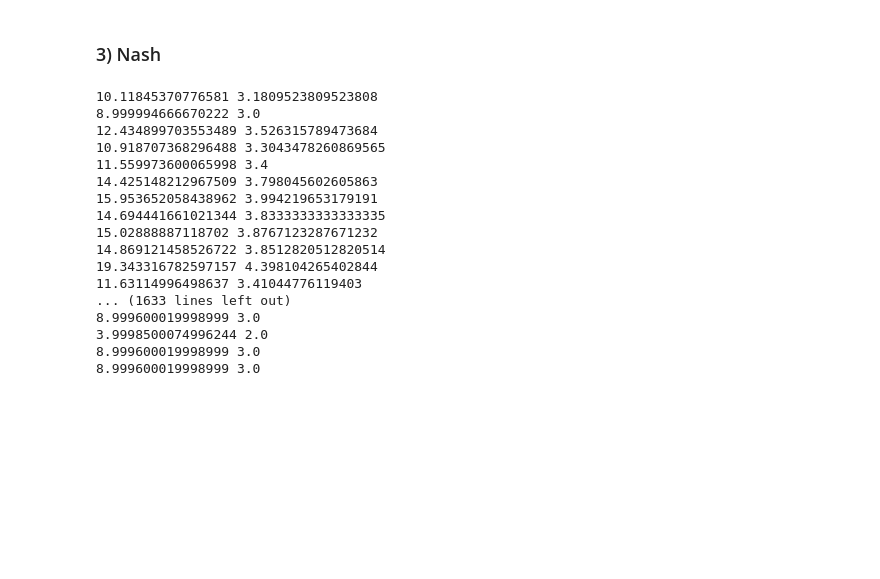
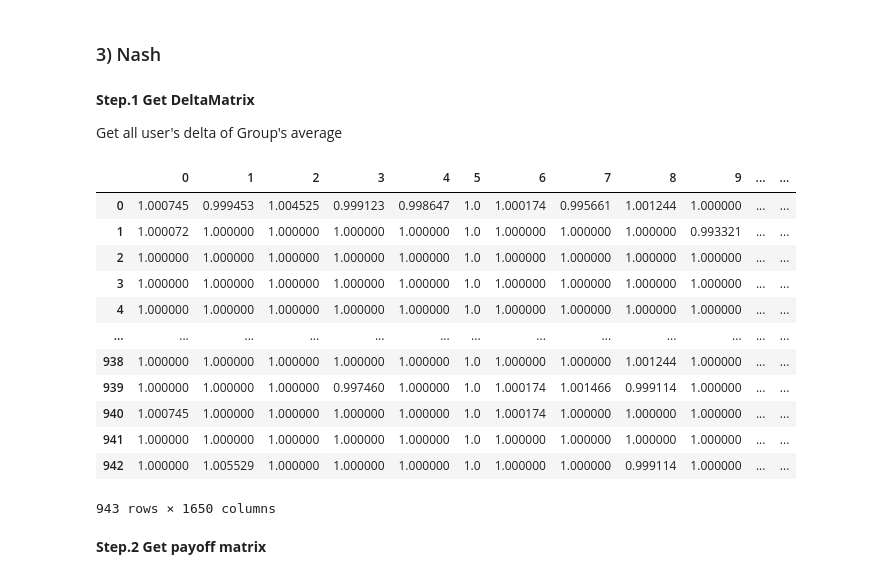
Before and after one commit to psh250092/Shared, a Jupyter notebook: K-means with Nash/main/main.ipynb, the cells around one changed output. Cells and saved outputs as stored; diff of their text form; code cells hidden in the pictures; blank space fills up the shorter version.

```diff
--- a/K-means with Nash/main/main.ipynb
+++ b/K-means with Nash/main/main.ipynb
@@ -229,23 +126,29 @@ def payoff(C, U, rating, delta_train) :
+# %% [markdown]
+<strong>Step.1 Get DeltaMatrix</strong>
+<div>
+Get all user's delta of Group's average
+</div>
 # %%
-delta_train_raw = deltaMatrix(user_train_raw)
-delta_train_mf = deltaMatrix(user_train_mf)
+delta_train_raw = npoff.deltaMatrix(user_train_raw)
+# %%
+df = pd.DataFrame(delta_train_raw)
+df
+# %% [output]
+|  | 0 | 1 | 2 | 3 | 4 | 5 | 6 | 7 | 8 | 9 | ... | ... |
+| 0 | 1.000745 | 0.999453 | 1.004525 | 0.999123 | 0.998647 | 1.0 | 1.000174 | 0.995661 | 1.001244 | 1.000000 | ... | ... |
+| 1 | 1.000072 | 1.000000 | 1.000000 | 1.000000 | 1.000000 | 1.0 | 1.000000 | 1.000000 | 1.000000 | 0.993321 | ... | ... |
+| 2 | 1.000000 | 1.000000 | 1.000000 | 1.000000 | 1.000000 | 1.0 | 1.000000 | 1.000000 | 1.000000 | 1.000000 | ... | ... |
+| 3 | 1.000000 | 1.000000 | 1.000000 | 1.000000 | 1.000000 | 1.0 | 1.000000 | 1.000000 | 1.000000 | 1.000000 | ... | ... |
+| 4 | 1.000000 | 1.000000 | 1.000000 | 1.000000 | 1.000000 | 1.0 | 1.000000 | 1.000000 | 1.000000 | 1.000000 | ... | ... |
+| ... | ... | ... | ... | ... | ... | ... | ... | ... | ... | ... | ... | ... |
+| 938 | 1.000000 | 1.000000 | 1.000000 | 1.000000 | 1.000000 | 1.0 | 1.000000 | 1.000000 | 1.001244 | 1.000000 | ... | ... |
+| 939 | 1.000000 | 1.000000 | 1.000000 | 0.997460 | 1.000000 | 1.0 | 1.000174 | 1.001466 | 0.999114 | 1.000000 | ... | ... |
+| 940 | 1.000745 | 1.000000 | 1.000000 | 1.000000 | 1.000000 | 1.0 | 1.000174 | 1.000000 | 1.000000 | 1.000000 | ... | ... |
+| 941 | 1.000000 | 1.000000 | 1.000000 | 1.000000 | 1.000000 | 1.0 | 1.000000 | 1.000000 | 1.000000 | 1.000000 | ... | ... |
+| 942 | 1.000000 | 1.005529 | 1.000000 | 1.000000 | 1.000000 | 1.0 | 1.000000 | 1.000000 | 0.999114 | 1.000000 | ... | ... |
+943 rows × 1650 columns
+# %% [markdown]
+<strong>Step.2 Get payoff matrix</string>
 # %%
-payoffMatrix = payoff(4, 10, user_train_raw, delta_train_raw)
+
+payoffMatrix = npoff.payoff(4, 10, user_train_raw, delta_train_raw)
-# %% [output]
-10.11845370776581 3.1809523809523808
-8.999994666670222 3.0
-12.434899703553489 3.526315789473684
-10.918707368296488 3.3043478260869565
-11.559973600065998 3.4
-14.425148212967509 3.798045602605863
-15.953652058438962 3.994219653179191
-14.694441661021344 3.8333333333333335
-15.02888887118702 3.8767123287671232
-14.869121458526722 3.8512820512820514
-19.343316782597157 4.398104265402844
-11.63114996498637 3.41044776119403
-... (1633 lines left out)
-8.999600019998999 3.0
-3.9998500074996244 2.0
-8.999600019998999 3.0
-8.999600019998999 3.0
```
Also changed, not shown: parts of 14 cells of this notebook, 2 other files.
